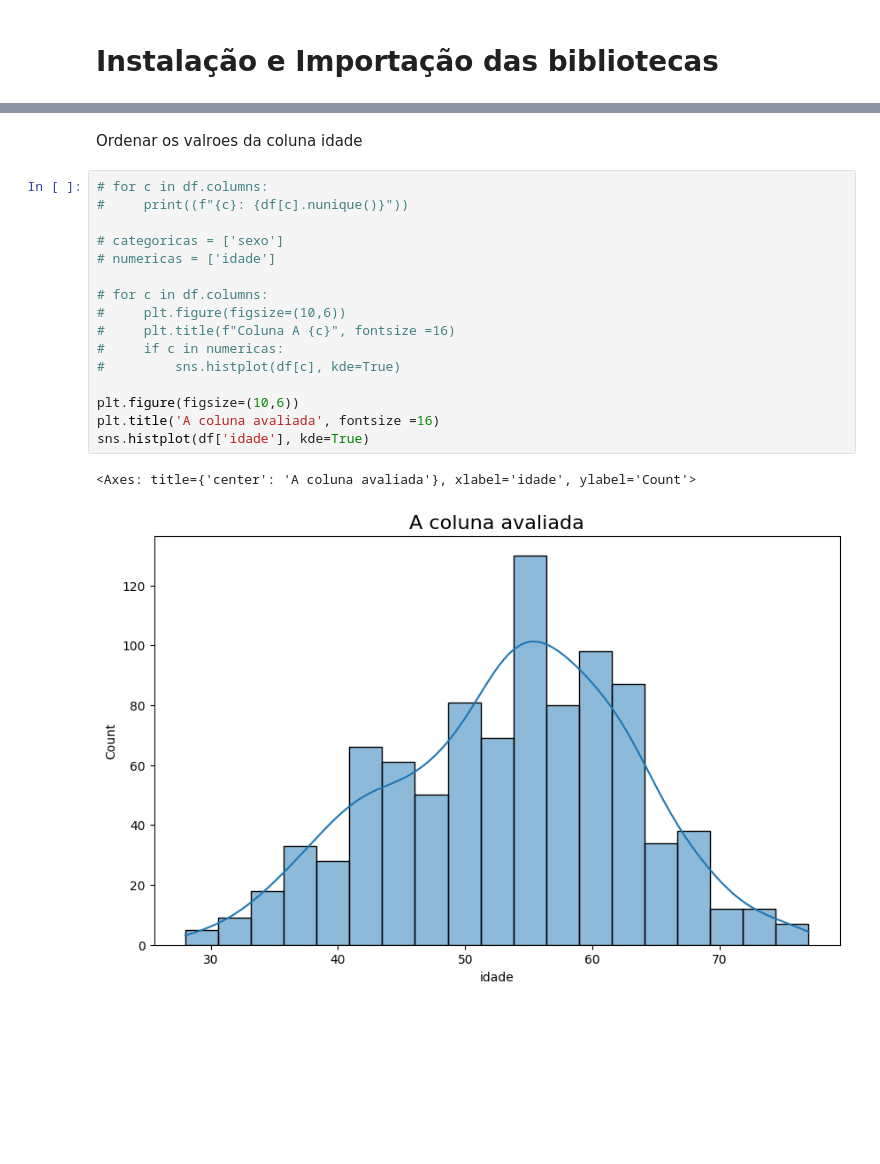
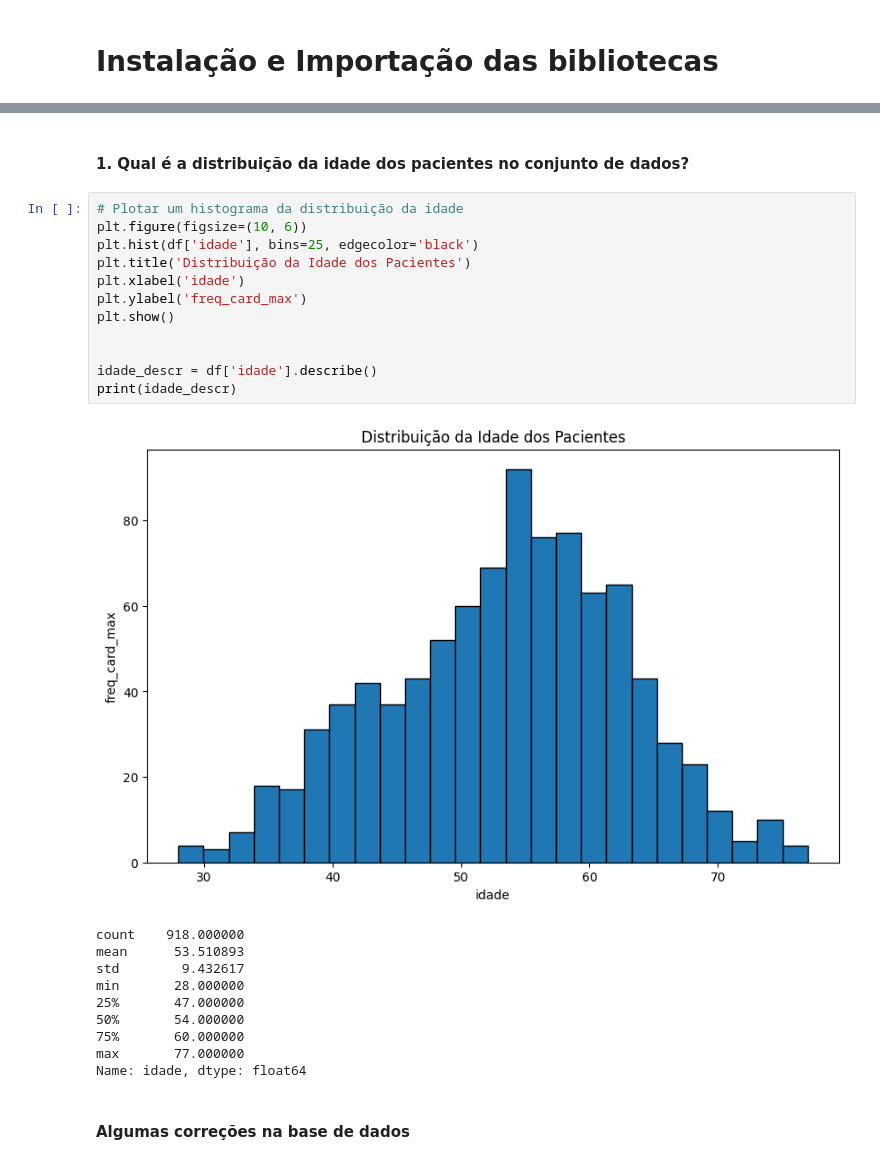
Before and after one commit to jop922/doencas_cardiacas, a Jupyter notebook: df.ipynb, the cells around one changed output, grey strips where cells are left out. Drawn from its saved outputs; the diff is of its cells as text; blank space fills up the shorter version.

```diff
--- a/df.ipynb
+++ b/df.ipynb
@@ -49,21 +83,27 @@ sns.heatmap(df.corr(), annot=True, cmap='Blues')
-# %% [markdown]
-Ordenar os valroes da coluna idade
-# %%
-# for c in df.columns:
-#     print((f"{c}: {df[c].nunique()}"))
-
-# categoricas = ['sexo']
-# numericas = ['idade']
-
-# for c in df.columns:
-#     plt.figure(figsize=(10,6))
-#     plt.title(f"Coluna A {c}", fontsize =16)
-#     if c in numericas:
-#         sns.histplot(df[c], kde=True)
-
-plt.figure(figsize=(10,6))
-plt.title('A coluna avaliada', fontsize =16)
-sns.histplot(df['idade'], kde=True)
-# %% [output]
-<Axes: title={'center': 'A coluna avaliada'}, xlabel='idade', ylabel='Count'>
-[figure, removed]
+# %% [markdown]
+#### **1. Qual é a distribuição da idade dos pacientes no conjunto de dados?**
+# %%
+# Plotar um histograma da distribuição da idade
+plt.figure(figsize=(10, 6))
+plt.hist(df['idade'], bins=25, edgecolor='black')
+plt.title('Distribuição da Idade dos Pacientes')
+plt.xlabel('idade')
+plt.ylabel('freq_card_max')
+plt.show()
+
+
+idade_descr = df['idade'].describe()
+print(idade_descr)
+# %% [output]
+[figure, added]
+count    918.000000
+mean      53.510893
+std        9.432617
+min       28.000000
+25%       47.000000
+50%       54.000000
+75%       60.000000
+max       77.000000
+Name: idade, dtype: float64
+# %% [markdown]
+#### Algumas correções na base de dados
```
Also changed, not shown: parts of 17 cells of this notebook, 3 other files.
